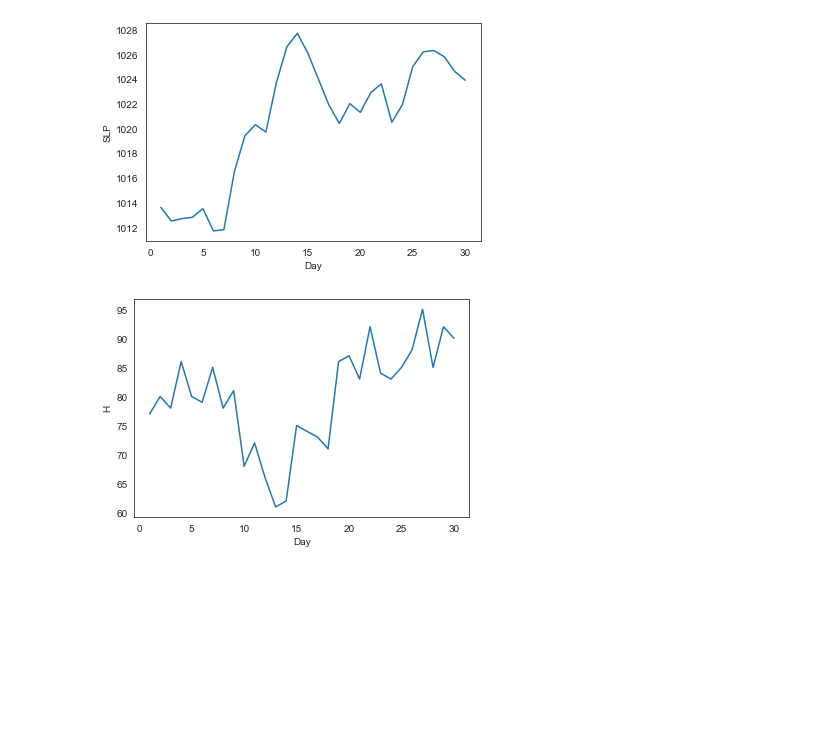
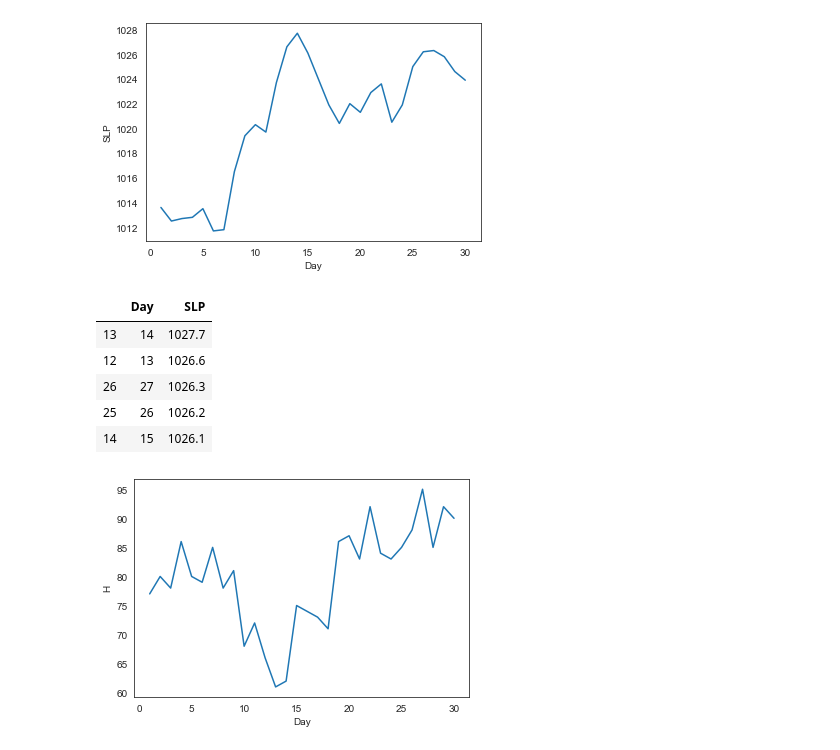
Before and after one commit to ironhack-datalabs/data-ber-10-19, a Jupyter notebook: module-3_projects/final-project/Medical_Appointments/Test_merge_weather.ipynb, the cells around one changed output. Saved outputs shown, nothing was run; the diff lists cells and outputs as text; code cells hidden in the pictures; blank space fills up the shorter version.

```diff
--- a/module-3_projects/final-project/Medical_Appointments/Test_merge_weather.ipynb
+++ b/module-3_projects/final-project/Medical_Appointments/Test_merge_weather.ipynb
@@ -133,6 +162,15 @@ wind_speed_plot = sns.lineplot(x="Day", y="vals", hue='cols', data=wind, palette
 pressure_plot = sns.lineplot(x="Day", y="SLP", data=weather)
 # %% [output]
 [figure]
+# %%
+weather.nlargest(5, ['SLP'])[['Day','SLP']]
+# %% [output]
+|  | Day | SLP |
+| 13 | 14 | 1027.7 |
+| 12 | 13 | 1026.6 |
+| 26 | 27 | 1026.3 |
+| 25 | 26 | 1026.2 |
+| 14 | 15 | 1026.1 |
 # %%
 humidity_plot = sns.lineplot(x="Day", y="H", data=weather)
 # %% [output]
```
Also changed, not shown: parts of 13 cells of this notebook.
